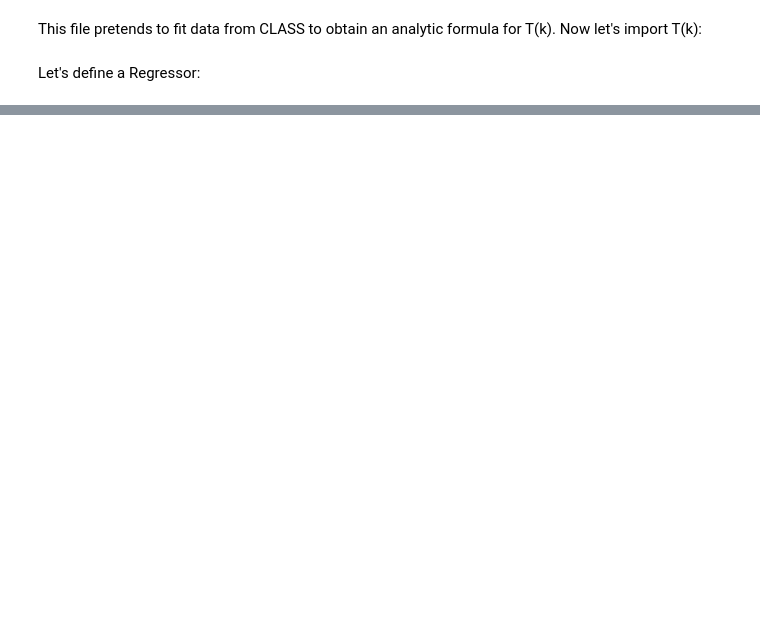
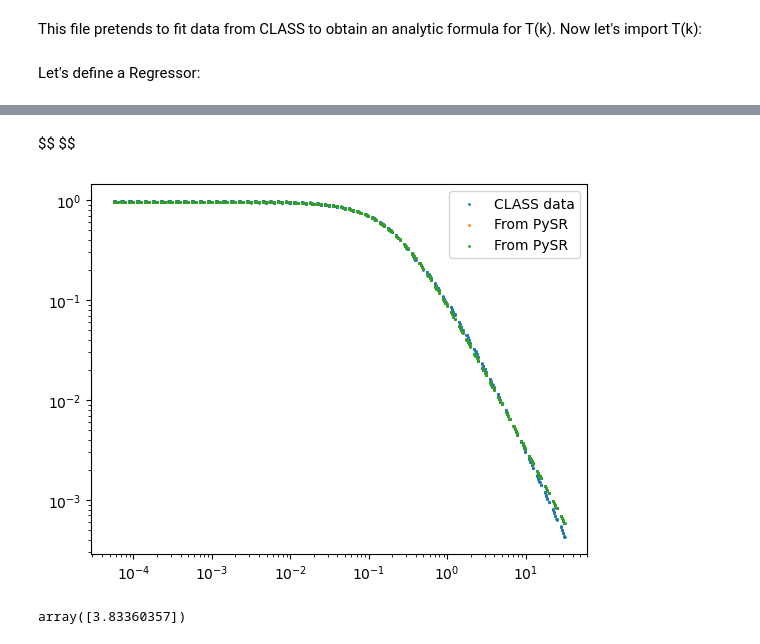
Before and after one commit to farocrown/Simreg, a Jupyter notebook: sr_tf_2.ipynb, the cells around one changed output, grey strips where cells are left out. Drawn from its saved outputs; the diff is of its cells as text; code cells hidden in the pictures; blank space fills up the shorter version.

Commit message:
accuracy an dloading models

```diff
--- a/sr_tf_2.ipynb
+++ b/sr_tf_2.ipynb
@@ -30,5 +44,3 @@ model = PySRRegressor(
     #cluster_manager=cluster[1],
     #multithreading=True,
 )
-# %%
-model.fit(x,T)
@@ -37,6 +78,18 @@ md(f"The model has this equation as output: ${model.latex()}$")
+# %% [markdown]
+$$  $$
+# %%
+T_f = (((0.6802852**0.07809298) / (x + (((((x**1.5150192) / 0.07809298) + x) + x) * (x * 0.6802852)))) * x)
+pr = 1 / (1.031 + 8.977 * x ** 1.515 + 1.402 * x)
 # %%
 plt.scatter(x,T, s=1, label='CLASS data')
-plt.scatter(x, model.predict(x), s=1, label='From PySR')
+plt.scatter(x, T_f, s=1, label='From PySR')
+plt.scatter(x, pr, s=1, label='From PySR')
 plt.loglog()
 plt.legend()
 plt.show()
+# %% [output]
+[figure, added]
+# %%
+accuracy(T,T_f)
+# %% [output]
+array([3.83360357])
```
Also changed, not shown: parts of 6 cells of this notebook.
